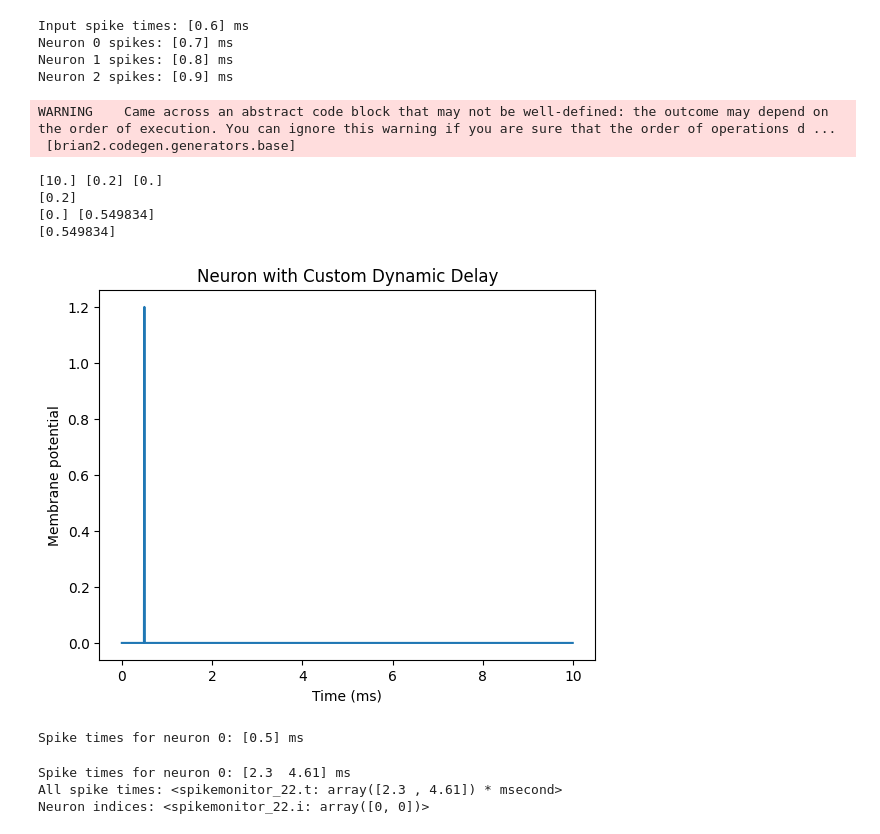
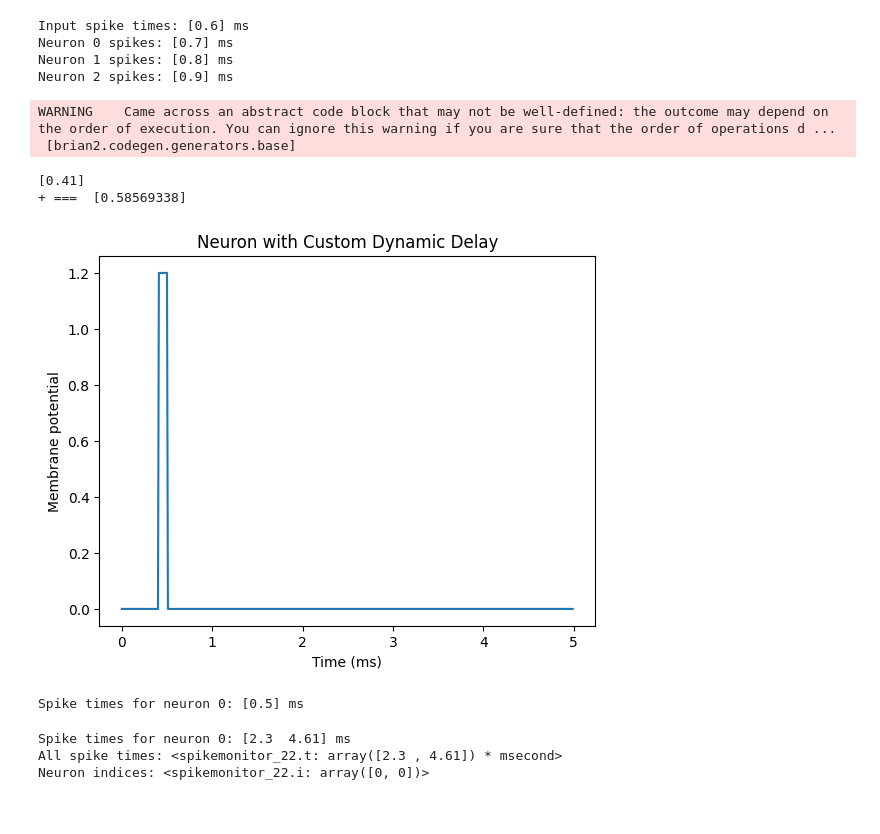
Before and after one commit to Ian3133/Dissertation, a Jupyter notebook: scratch3.ipynb, the cells around one changed output. Cells and saved outputs as stored; diff of their text form; code cells hidden in the pictures.

```diff
--- a/scratch3.ipynb
+++ b/scratch3.ipynb
@@ -97,19 +97,23 @@ start_scope()
 @implementation('numpy', discard_units=True)
 @check_units(w=1, global_clock=1, layer=1, result=1)
 def spike_timing(w, global_clock, layer):
-    val = ((global_clock) % 1)
+    x = ((global_clock) % 1)
     #layer_bias = int((t/ms)/2000)   # why by 200 not even a unit of bias ms --> mew seconds and such
-    print(w, global_clock, layer)
-    print(val)
-    result = 1 / (1+np.exp((-val))) # add w
-    print(layer, result)
-    print(layer + result)
-    return layer + result
+    print(x)
+    if not (0 <= x <= 1 and -1 <= w <= 1):
+        raise ValueError("x must be in [0, 1] and w in [-1, 1]")
+    if w >= 0:
+        print("+ === ", layer + (x ** (1 - w)))
+        return layer + (x ** (1 - w))
+    else:
+        print("- === ", layer + (1 - (1 - x) ** (1 + w)))
+        return layer + (1 - (1 - x) ** (1 + w))
+
 
 
 
 global_time = 0.0 # alreay to t var
-input_val  = 0.1
+input_val   = 0.4
 
 
 #  ====== neuron gen here =========
@@ -138,43 +142,41 @@ syn = Synapses(stim, neurons,
                ''')
 
 syn.connect()
-syn.w = 10.0
+syn.w = 0.4
 syn.layer = 0.0
 
 
 # Apply effect when scheduled time arrives # the werid eq is just for rounding  if error and both 0 will it not fire?
 neurons.run_regularly('''
 v = int(int(t / (0.1*ms)) == int(scheduled_time / (0.1*ms))) * 1.2
-global_clock += 0.1
-''', dt=0.1*ms)
+global_clock += 0.01
+''', dt=0.01*ms)
 
 
 # Monitor
 mon = StateMonitor(neurons, 'v', record=True, dt=0.01*ms)
 spikemon = SpikeMonitor(neurons)
 
-run(10*ms)
+run(5*ms)
 
 # Plot
 plot(mon.t/ms, mon.v[0])
 xlabel('Time (ms)')
 ylabel('Membrane potential')
 title('Neuron with Custom Dynamic Delay')
 show()
 
 # Print spike times
 print("Spike times for neuron 0:", spikemon.spike_trains()[0])
 # Or equivalently:
 #print("All spike times:", spikemon.t)
 # print("Neuron indices:", spikemon.i)
 # %% [output]
 WARNING    Came across an abstract code block that may not be well-defined: the outcome may depend on the order of execution. You can ignore this warning if you are sure that the order of operations d ...
  [brian2.codegen.generators.base]
-[10.] [0.2] [0.]
-[0.2]
-[0.] [0.549834]
-[0.549834]
+[0.41]
++ ===  [0.58569338]
-[figure, old version]
+[figure, new version]
 Spike times for neuron 0: [0.5] ms
 # %%
 from brian2 import *
```
